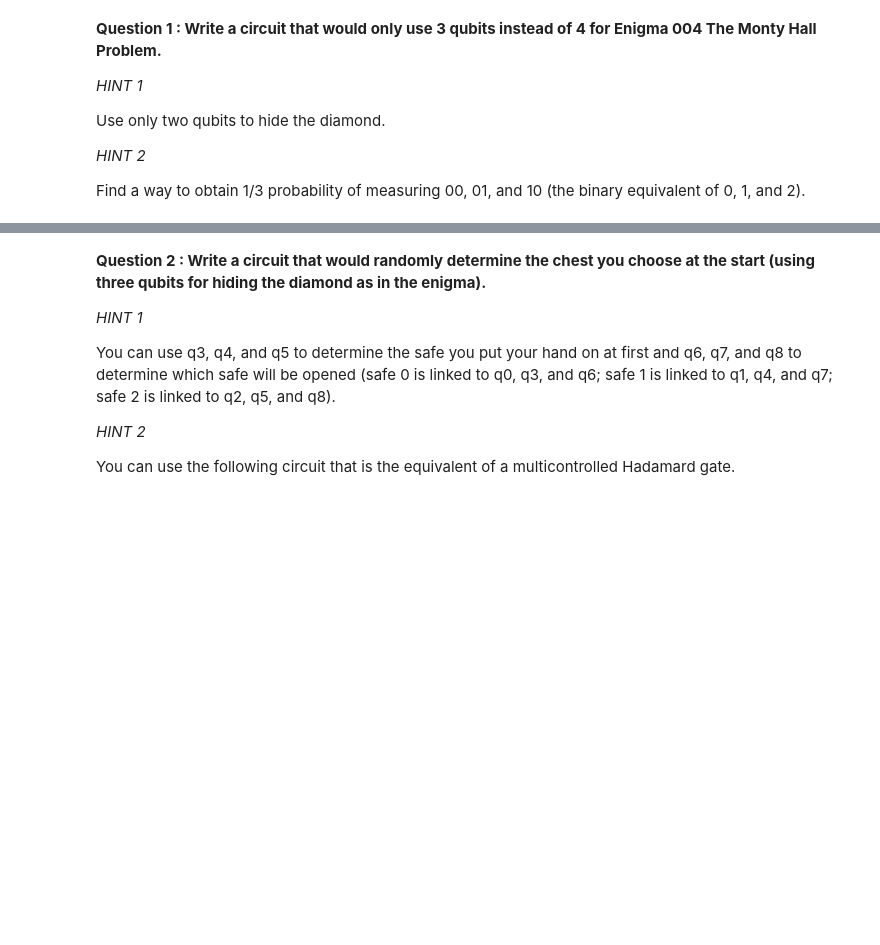
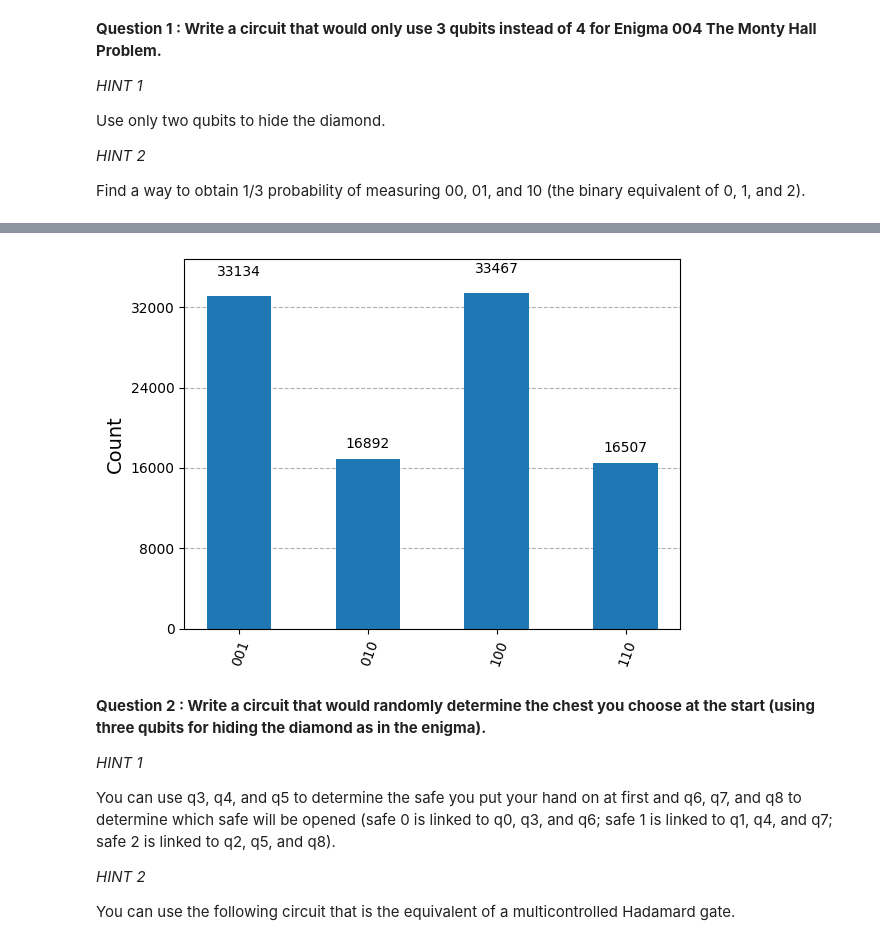
Before and after one commit to algolab-quantique/quantum-enigmas, a Jupyter notebook: notebooks/enigma004.ipynb, the cells around one changed output, grey strips where cells are left out. Saved outputs shown, nothing was run; the diff lists cells and outputs as text; code cells hidden in the pictures; blank space fills up the shorter version.

```diff
--- a/notebooks/enigma004.ipynb
+++ b/notebooks/enigma004.ipynb
@@ -39,3 +41,12 @@ problem_qc.draw("mpl")
+# %%
+circuit = problem_qc
+sim_test = AerSimulator()
+result_test = sim_test.run(transpile(circuit, sim_test), shots=100000).result()
+counts_test = result_test.get_counts(circuit)
+
+plot_histogram(counts_test)
+# %% [output]
+[figure, added]
 # %% [markdown]
 **Question 2 : Write a circuit that would randomly determine the chest you choose at the start (using three qubits for hiding the diamond as in the enigma).**
 
```
Also changed, not shown: parts of 1 cell of this notebook, 3 other files.
